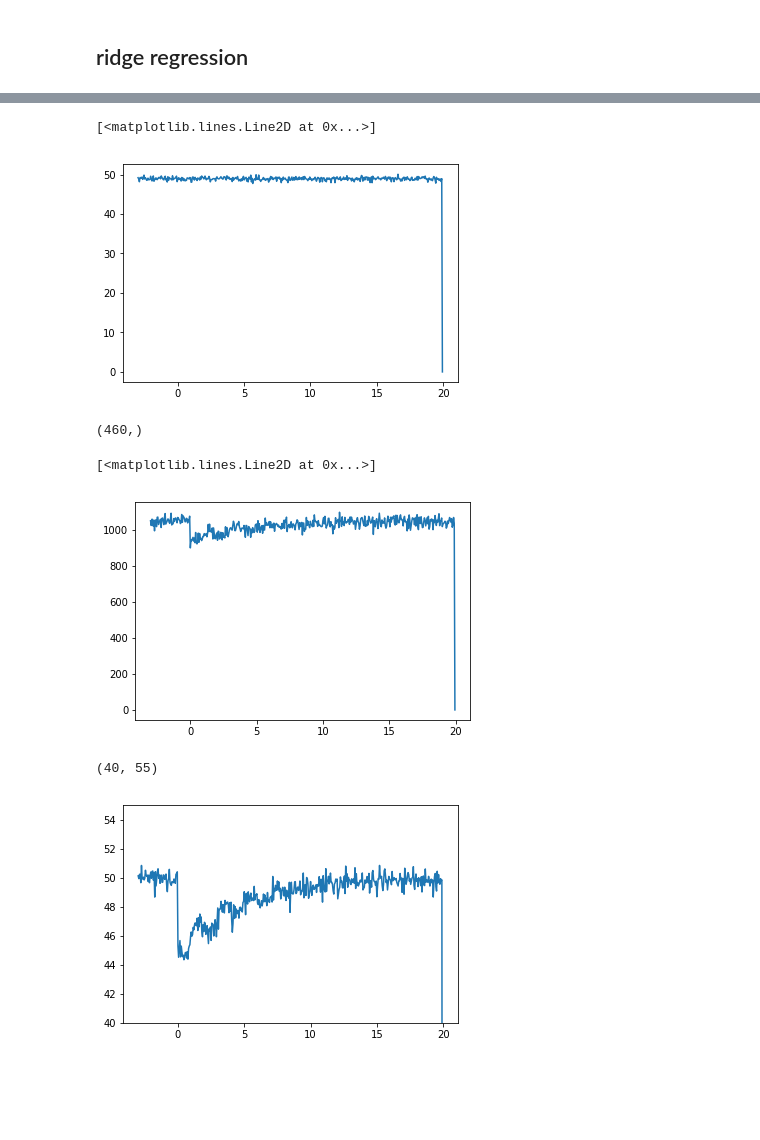
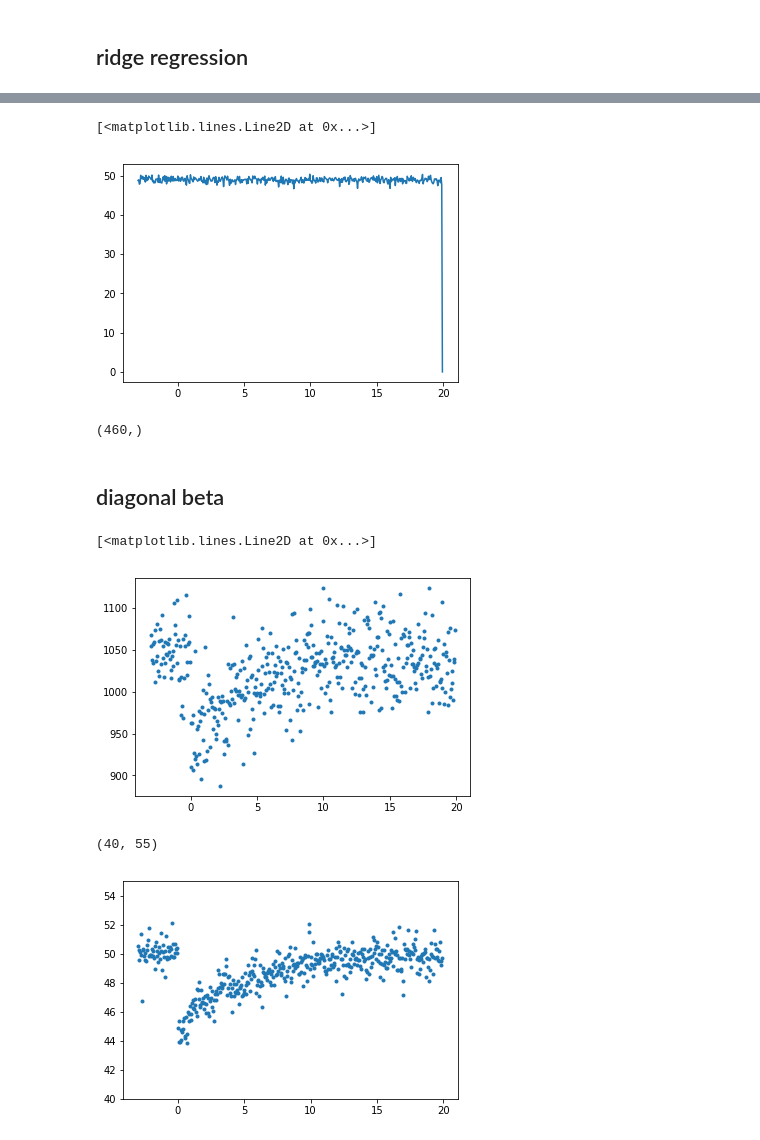
Before and after one commit to sioan/softXRayDataAndControls, a Jupyter notebook: experimentSpecificFiles/sxri0414/pump_probe_sim.ipynb, the cells around one changed output, grey strips where cells are left out. Drawn from its saved outputs; the diff is of its cells as text; code cells hidden in the pictures; blank space fills up the shorter version.

```diff
--- a/experimentSpecificFiles/sxri0414/pump_probe_sim.ipynb
+++ b/experimentSpecificFiles/sxri0414/pump_probe_sim.ipynb
@@ -16,12 +16,12 @@ plt.plot(t,y(t,1,np.pi,3.1,5))
 [<matplotlib.lines.Line2D at 0x...>]
 [figure]
 # %%
-t_sim     =  np.random.rand(10*len(t))*23-3
+t_sim     =  np.random.rand(4*len(t))*23-3
 e_sim     =  np.random.normal(916,3,len(t_sim))
 y_sim     =  y(t_sim,1,np.pi,3.1,5) #+np.random.normal(0,1,len(t_sim))
 IFEE_sim  =  np.random.rand(len(t_sim))
-I0_sim    =  IFEE_sim*np.exp(-(913-e_sim)**2/4**2)+np.random.normal(0.3,0.2,len(t_sim))**2
-I_sim     =  I0_sim*y_sim * (e_sim-895) +np.random.normal(.5,1,len(t_sim))**2
+I0_sim    =  IFEE_sim*np.exp(-(913-e_sim)**2/4**2)+np.random.normal(0.0,0.2,len(t_sim))**2
+I_sim     =  I0_sim*y_sim * (e_sim-895) +np.random.normal(0,1,len(t_sim))**2
 # %%
 my_bins = np.arange(900,930,0.3)
 
@@ -129,21 +129,23 @@ beta = np.dot(pseudo_inv,y_sim)
 plt.plot(t_bins,beta[0::4])
 # %% [output]
 [<matplotlib.lines.Line2D at 0x...>]
-[figure, old version]
+[figure, new version]
 # %%
 t_bins.shape
 # %% [output]
 (460,)
+# %% [markdown]
+## diagonal beta
 # %%
 beta = np.dot(pseudo_inv,big_Y)
 # %%
-plt.plot(t_bins,np.diag(beta[1::4]))
+plt.plot(t_bins[:-1],np.diag(beta[1::4][:-1]),'.')
 # %% [output]
 [<matplotlib.lines.Line2D at 0x...>]
-[figure, old version]
+[figure, new version]
 # %%
-plt.plot(t_bins,np.diag(beta[3::4]))
+plt.plot(t_bins,np.diag(beta[3::4]),'.')
 plt.ylim(40,55)
 # %% [output]
 (40, 55)
-[figure, old version]
+[figure, new version]
```
Also changed, not shown: parts of 10 cells of this notebook.
